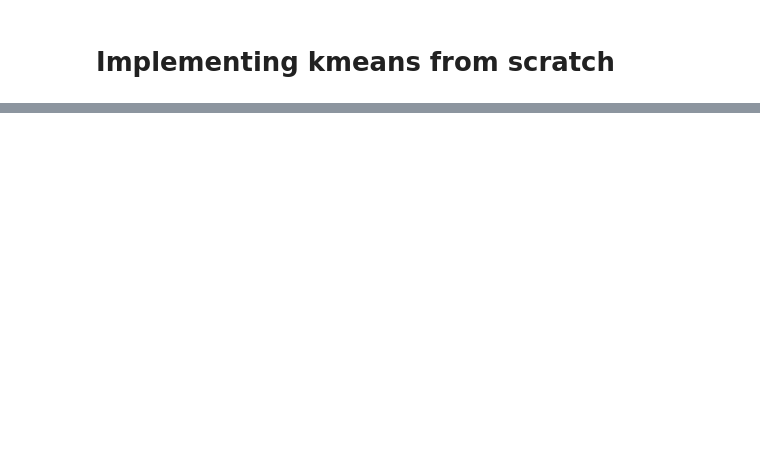
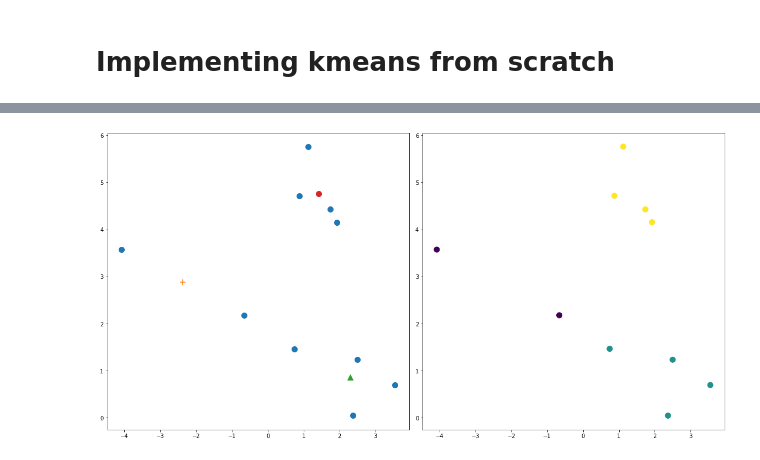
Before and after one commit to afflint/mastercobra, a Jupyter notebook: kmeans.ipynb, the cells around one changed output, grey strips where cells are left out. Drawn from its saved outputs; the diff is of its cells as text; code cells hidden in the pictures; blank space fills up the shorter version.

```diff
--- a/kmeans.ipynb
+++ b/kmeans.ipynb
@@ -27,0 +42,47 @@ centroids = np.random.rand(k, n)
+# %%
+def update(M):
+    c = M.mean(axis=0)
+    rss = np.power(euclidean_distances(c.reshape(1, -1),
+                                       M)[0], 2).sum()
+    return c, rss
+# %%
+RSS = []
+
+for iteration in range(20):
+
+    clear_output(wait=True)
+
+    D = euclidean_distances(centroids, X)
+    y_pred = D.T.argmin(axis=1)
+
+    markers = ['+', '^', 'o']
+    fig, ax = plt.subplots(figsize=(16, 8), ncols=2)
+    ax[0].scatter(X[:,0], X[:,1], s=100, alpha=1.0)
+    ax[1].scatter(X[:,0], X[:,1], c=y_pred, s=100, alpha=1.0)
+    for i, c in enumerate(centroids):
+        ax[0].scatter(c[0], c[1], s=100, marker=markers[i])
+    plt.tight_layout()
+    plt.show()
+
+    assignment = {}
+    for i, c in enumerate(centroids):
+        assignment[i] = []
+        for j, f in enumerate(y_pred):
+            if f == i:
+                assignment[i].append(X[j])
+    A = {}
+    for p, v in assignment.items():
+        A[p] = np.array(v)
+
+    irss = 0
+    for z, w in A.items():
+        if w.shape[0] == 0:
+            pass
+        else:
+            nc, rss = update(w)
+            irss += rss
+            centroids[z] = nc
+    RSS.append(irss)
+    time.sleep(1)
+# %% [output]
+[figure, added]
```
Also changed, not shown: parts of 31 cells of this notebook, 1 other file.
